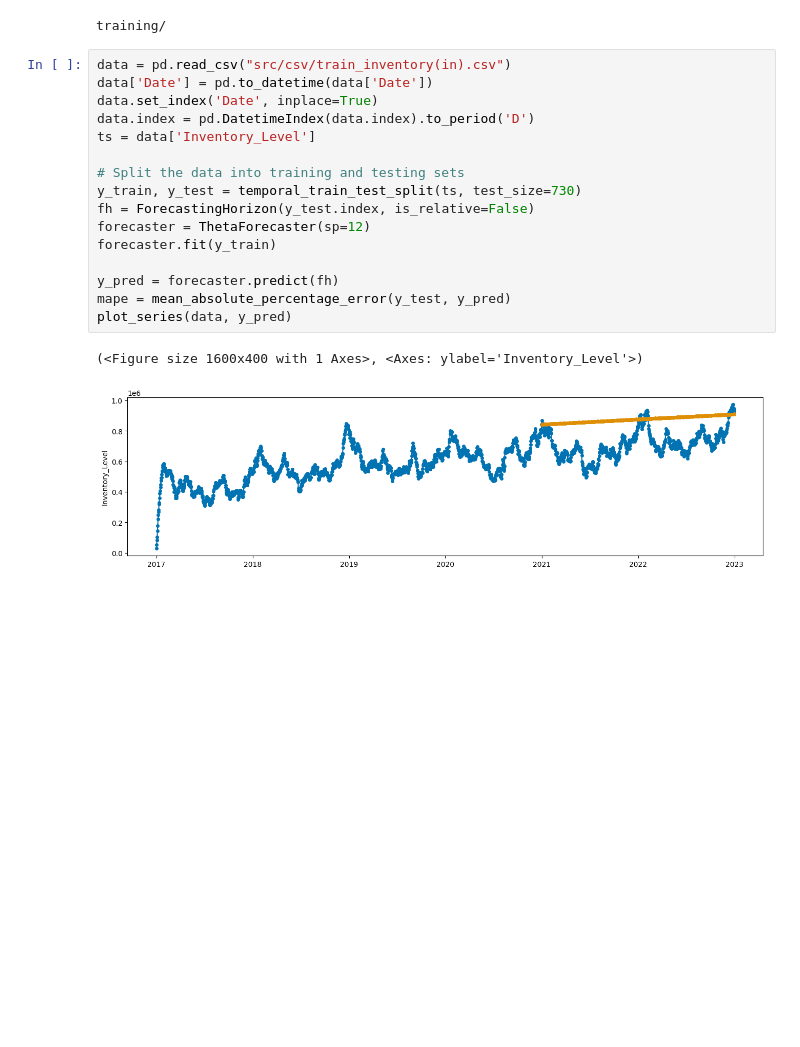
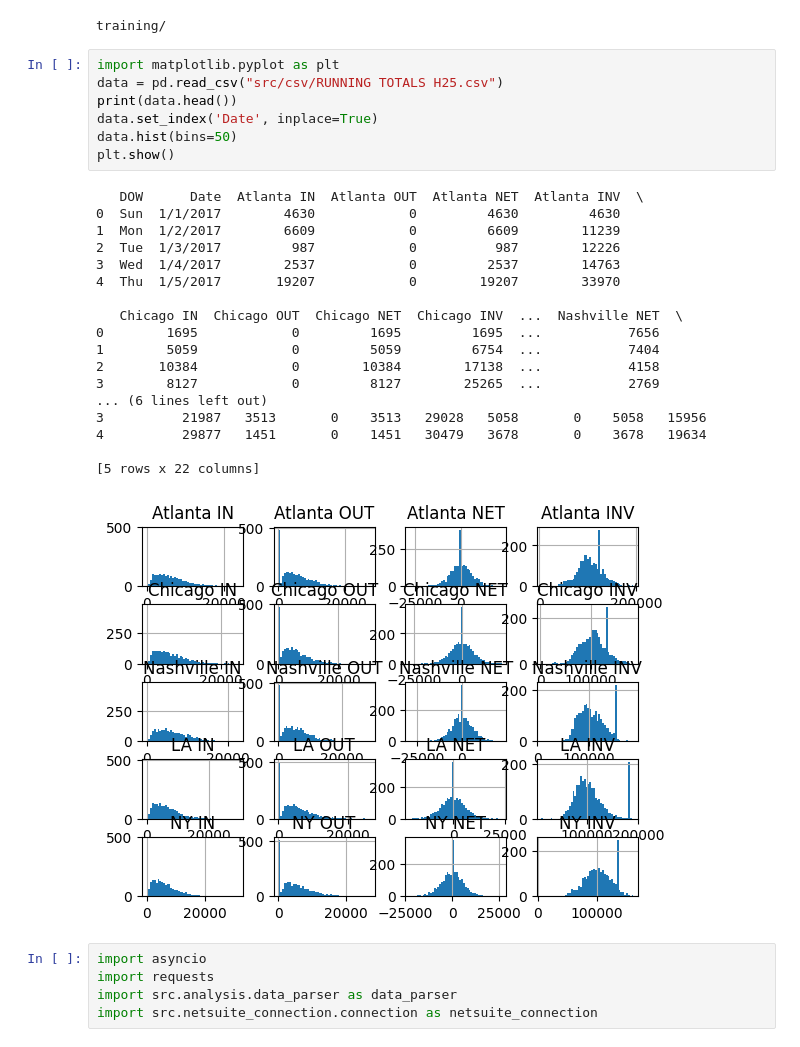
Before and after one commit to alexditto/Suiteworld25, a Jupyter notebook: hackathon.ipynb, the cells around one changed output. Drawn from its saved outputs; the diff is of its cells as text; blank space fills up the shorter version.

```diff
--- a/hackathon.ipynb
+++ b/hackathon.ipynb
@@ -16,21 +16,33 @@ print(training_dir)
 # %% [output]
 training/
 # %%
-data = pd.read_csv("src/csv/train_inventory(in).csv")
-data['Date'] = pd.to_datetime(data['Date'])
+import matplotlib.pyplot as plt
+data = pd.read_csv("src/csv/RUNNING TOTALS H25.csv")
+print(data.head())
 data.set_index('Date', inplace=True)
-data.index = pd.DatetimeIndex(data.index).to_period('D')
-ts = data['Inventory_Level']
-
-# Split the data into training and testing sets
-y_train, y_test = temporal_train_test_split(ts, test_size=730)
-fh = ForecastingHorizon(y_test.index, is_relative=False)
-forecaster = ThetaForecaster(sp=12)
-forecaster.fit(y_train)
-
-y_pred = forecaster.predict(fh)
-mape = mean_absolute_percentage_error(y_test, y_pred)
-plot_series(data, y_pred)
+data.hist(bins=50)
+plt.show()
 # %% [output]
-(<Figure size 1600x400 with 1 Axes>, <Axes: ylabel='Inventory_Level'>)
+   DOW      Date  Atlanta IN  Atlanta OUT  Atlanta NET  Atlanta INV  \
+0  Sun  1/1/2017        4630            0         4630         4630
+1  Mon  1/2/2017        6609            0         6609        11239
+2  Tue  1/3/2017         987            0          987        12226
+3  Wed  1/4/2017        2537            0         2537        14763
+4  Thu  1/5/2017       19207            0        19207        33970
+
+   Chicago IN  Chicago OUT  Chicago NET  Chicago INV  ...  Nashville NET  \
+0        1695            0         1695         1695  ...           7656
+1        5059            0         5059         6754  ...           7404
+2       10384            0        10384        17138  ...           4158
+3        8127            0         8127        25265  ...           2769
+... (6 lines left out)
+3          21987   3513       0    3513   29028   5058       0    5058   15956
+4          29877   1451       0    1451   30479   3678       0    3678   19634
+
+[5 rows x 22 columns]
-[figure, old version]
+[figure, new version]
+# %%
+import asyncio
+import requests
+import src.analysis.data_parser as data_parser
+import src.netsuite_connection.connection as netsuite_connection
```
Also changed, not shown: parts of 1 cell of this notebook, 2 other files.
